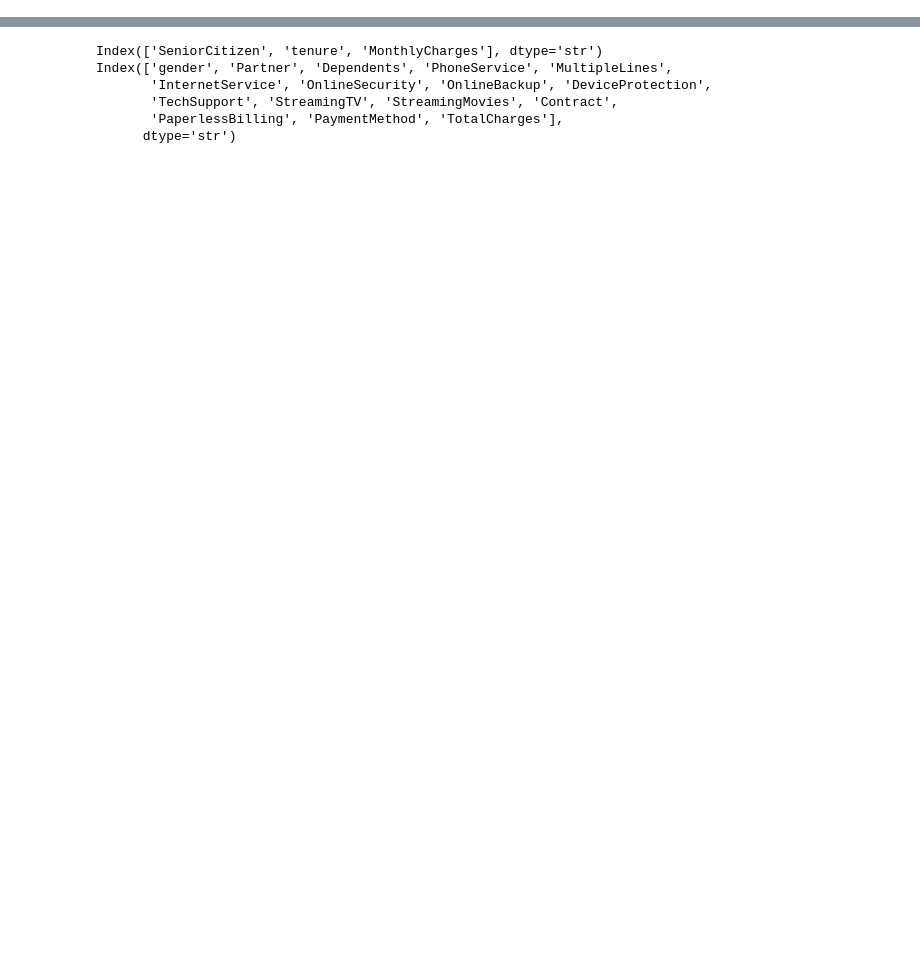
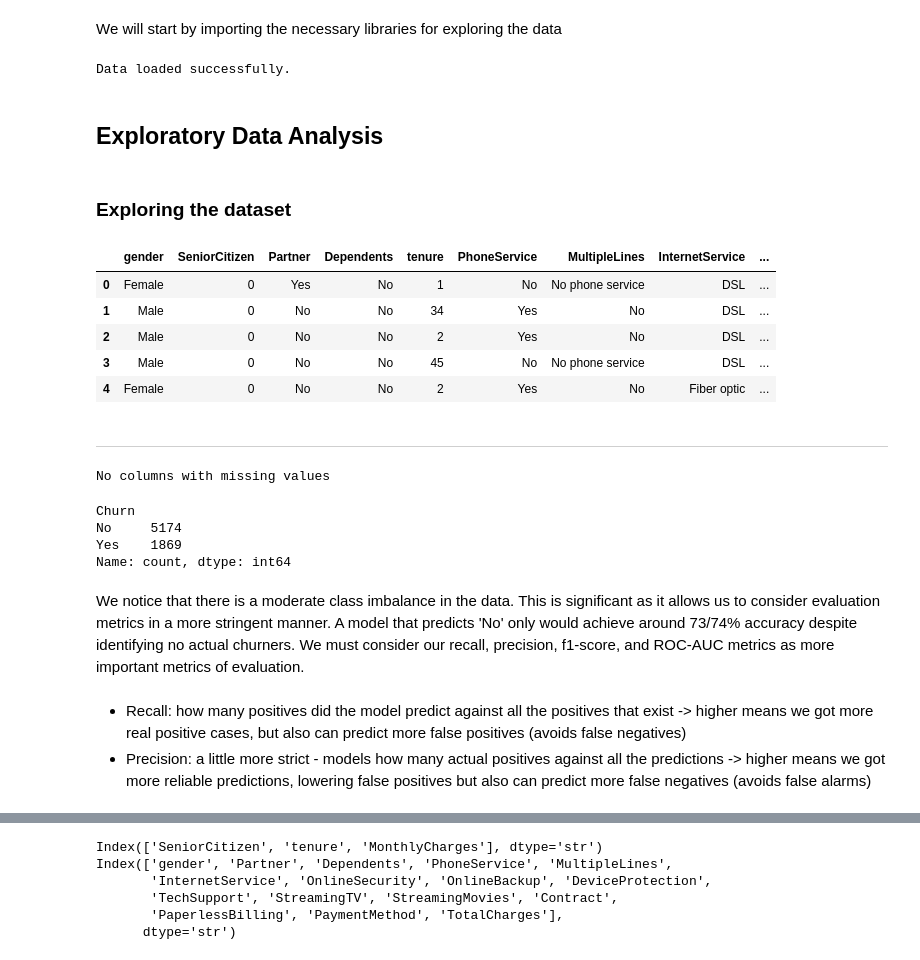
Before and after one commit to dvpanth/telco-churn, a Jupyter notebook: churn.ipynb, the cells around one changed output, grey strips where cells are left out. Cells and saved outputs as stored; diff of their text form; code cells hidden in the pictures; blank space fills up the shorter version.

```diff
--- a/churn.ipynb
+++ b/churn.ipynb
@@ -1,7 +1,18 @@
+# %% [markdown]
+We will start by importing the necessary libraries for exploring the data
 # %%
 import pandas as pd
 import numpy as np
 import matplotlib.pyplot as plt
 import seaborn as sns
+%matplotlib inline
 
-%matplotlib inline
+# Load data and separate target to rest of dataset
+raw = pd.read_csv('Telco-Customer-Churn.csv')
+churn = raw['Churn']
+data = raw.drop(['Churn', 'customerID'],axis=1)
+
+# Success
+print('Data loaded successfully.')
+# %% [output]
+Data loaded successfully.
@@ -11,0 +19,36 @@ data = raw.drop(['Churn', 'customerID'],axis=1)
+# %% [markdown]
+## Exploratory Data Analysis
+# %% [markdown]
+### Exploring the dataset
+# %%
+data.head()
+# %% [output]
+|  | gender | SeniorCitizen | Partner | Dependents | tenure | PhoneService | MultipleLines | InternetService | ... |
+| 0 | Female | 0 | Yes | No | 1 | No | No phone service | DSL | ... |
+| 1 | Male | 0 | No | No | 34 | Yes | No | DSL | ... |
+| 2 | Male | 0 | No | No | 2 | Yes | No | DSL | ... |
+| 3 | Male | 0 | No | No | 45 | No | No phone service | DSL | ... |
+| 4 | Female | 0 | No | No | 2 | Yes | No | Fiber optic | ... |
+# %% [markdown]
+---
+# %%
+missing = data.isna().sum()
+missing_cols = missing[missing > 0].sort_values(ascending=False)
+if len(missing_cols)>0:
+    print(missing_cols)
+else:
+    print('No columns with missing values')
+# %% [output]
+No columns with missing values
+# %%
+print(churn.value_counts())
+# %% [output]
+Churn
+No     5174
+Yes    1869
+Name: count, dtype: int64
+# %% [markdown]
+We notice that there is a moderate class imbalance in the data. This is significant as it allows us to consider evaluation metrics in a more stringent manner. A model that predicts 'No' only would achieve around 73/74% accuracy despite identifying no actual churners. We must consider our recall, precision, f1-score, and ROC-AUC metrics as more important metrics of evaluation.
+# %% [markdown]
+- Recall: how many positives did the model predict against all the positives that exist -> higher means we got more real positive cases, but also can predict more false positives (avoids false negatives)
+- Precision: a little more strict - models how many actual positives against all the predictions -> higher means we got more reliable predictions, lowering false positives but also can predict more false negatives (avoids false alarms)
```
Also changed, not shown: parts of 23 cells of this notebook.
